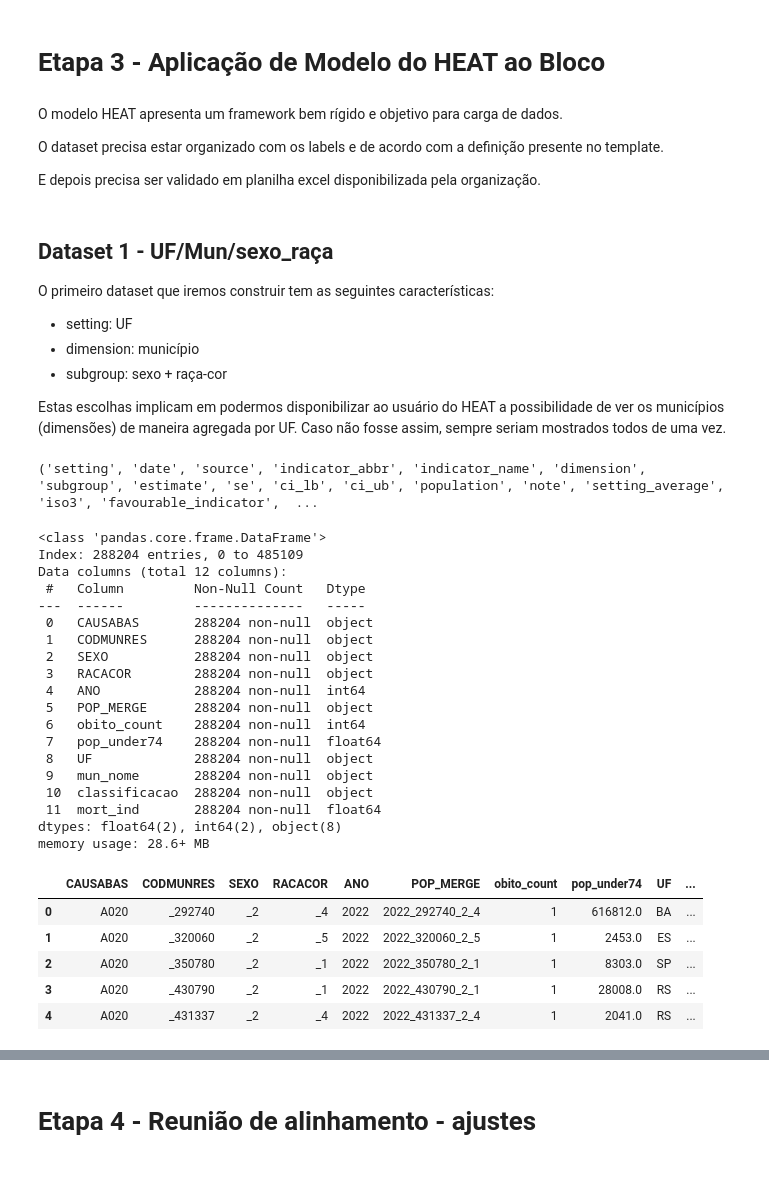
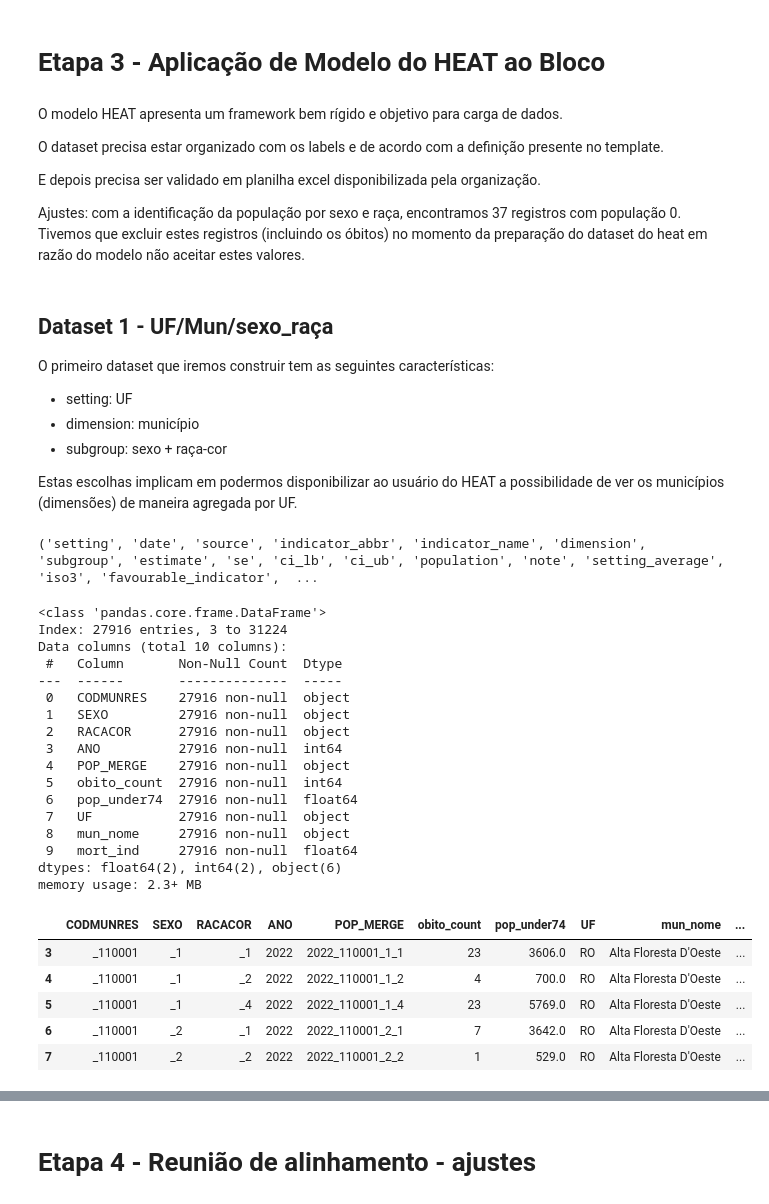
Before and after one commit to mesquita-data/heat_br_bloco1, a Jupyter notebook: Desigualdade_Mortalidade_Brasil_HEAT.ipynb, the cells around one changed output, grey strips where cells are left out. Cells and saved outputs as stored; diff of their text form; code cells hidden in the pictures; blank space fills up the shorter version.

```diff
--- a/Desigualdade_Mortalidade_Brasil_HEAT.ipynb
+++ b/Desigualdade_Mortalidade_Brasil_HEAT.ipynb
@@ -1440,6 +1463,8 @@ O modelo HEAT apresenta um framework bem rígido e objetivo para carga de dados.
 O dataset precisa estar organizado com os labels e de acordo com a definição presente no template.
 
 E depois precisa ser validado em planilha excel disponibilizada pela organização.
+
+Ajustes: com a identificação da população por sexo e raça, encontramos 37 registros com população 0. Tivemos que excluir estes registros (incluindo os óbitos) no momento da preparação do dataset do heat em razão do modelo não aceitar estes valores.
 # %% [markdown]
 ## Dataset 1 - UF/Mun/sexo_raça
 
@@ -1450,7 +1475,7 @@ O primeiro dataset que iremos construir tem as seguintes características:
 * dimension: município
 * subgroup: sexo + raça-cor
 
-Estas escolhas implicam em podermos disponibilizar ao usuário do HEAT a possibilidade de ver os municípios (dimensões) de maneira agregada por UF. Caso não fosse assim, sempre seriam mostrados todos de uma vez.
+Estas escolhas implicam em podermos disponibilizar ao usuário do HEAT a possibilidade de ver os municípios (dimensões) de maneira agregada por UF.
 # %%
 # Mostrar colunas do template do HEAT
 
@@ -1479,34 +1504,32 @@ for row in sheet.iter_rows(values_only=True):
 ('setting', 'date', 'source', 'indicator_abbr', 'indicator_name', 'dimension', 'subgroup', 'estimate', 'se', 'ci_lb', 'ci_ub', 'population', 'note', 'setting_average', 'iso3', 'favourable_indicator',  ...
 # %%
 # Abrir arquivo final de DO após tratamento
-heat_ = pd.read_parquet('files_clean/dobr_merged_clean.parquet')
-heat_.info()
+heat_semCID = pd.read_parquet('files_clean/dobr_merged_clean.parquet')
+heat_semCID.info()
 # %% [output]
 <class 'pandas.core.frame.DataFrame'>
-Index: 288204 entries, 0 to 485109
-Data columns (total 12 columns):
- #   Column         Non-Null Count   Dtype
----  ------         --------------   -----
- 0   CAUSABAS       288204 non-null  object
- 1   CODMUNRES      288204 non-null  object
- 2   SEXO           288204 non-null  object
- 3   RACACOR        288204 non-null  object
- 4   ANO            288204 non-null  int64
- 5   POP_MERGE      288204 non-null  object
- 6   obito_count    288204 non-null  int64
- 7   pop_under74    288204 non-null  float64
- 8   UF             288204 non-null  object
- 9   mun_nome       288204 non-null  object
- 10  classificacao  288204 non-null  object
- 11  mort_ind       288204 non-null  float64
-dtypes: float64(2), int64(2), object(8)
-memory usage: 28.6+ MB
+Index: 27916 entries, 3 to 31224
+Data columns (total 10 columns):
+ #   Column       Non-Null Count  Dtype
+---  ------       --------------  -----
+ 0   CODMUNRES    27916 non-null  object
+ 1   SEXO         27916 non-null  object
+ 2   RACACOR      27916 non-null  object
+ 3   ANO          27916 non-null  int64
+ 4   POP_MERGE    27916 non-null  object
+ 5   obito_count  27916 non-null  int64
+ 6   pop_under74  27916 non-null  float64
+ 7   UF           27916 non-null  object
+ 8   mun_nome     27916 non-null  object
+ 9   mort_ind     27916 non-null  float64
+dtypes: float64(2), int64(2), object(6)
+memory usage: 2.3+ MB
 # %%
-heat_.head()
+heat_semCID.head()
 # %% [output]
-|  | CAUSABAS | CODMUNRES | SEXO | RACACOR | ANO | POP_MERGE | obito_count | pop_under74 | UF | ... |
-| 0 | A020 | _292740 | _2 | _4 | 2022 | 2022_292740_2_4 | 1 | 616812.0 | BA | ... |
-| 1 | A020 | _320060 | _2 | _5 | 2022 | 2022_320060_2_5 | 1 | 2453.0 | ES | ... |
-| 2 | A020 | _350780 | _2 | _1 | 2022 | 2022_350780_2_1 | 1 | 8303.0 | SP | ... |
-| 3 | A020 | _430790 | _2 | _1 | 2022 | 2022_430790_2_1 | 1 | 28008.0 | RS | ... |
-| 4 | A020 | _431337 | _2 | _4 | 2022 | 2022_431337_2_4 | 1 | 2041.0 | RS | ... |
+|  | CODMUNRES | SEXO | RACACOR | ANO | POP_MERGE | obito_count | pop_under74 | UF | mun_nome | ... |
+| 3 | _110001 | _1 | _1 | 2022 | 2022_110001_1_1 | 23 | 3606.0 | RO | Alta Floresta D'Oeste | ... |
+| 4 | _110001 | _1 | _2 | 2022 | 2022_110001_1_2 | 4 | 700.0 | RO | Alta Floresta D'Oeste | ... |
+| 5 | _110001 | _1 | _4 | 2022 | 2022_110001_1_4 | 23 | 5769.0 | RO | Alta Floresta D'Oeste | ... |
+| 6 | _110001 | _2 | _1 | 2022 | 2022_110001_2_1 | 7 | 3642.0 | RO | Alta Floresta D'Oeste | ... |
+| 7 | _110001 | _2 | _2 | 2022 | 2022_110001_2_2 | 1 | 529.0 | RO | Alta Floresta D'Oeste | ... |
```
Also changed, not shown: parts of 78 cells of this notebook, 27 other files.
